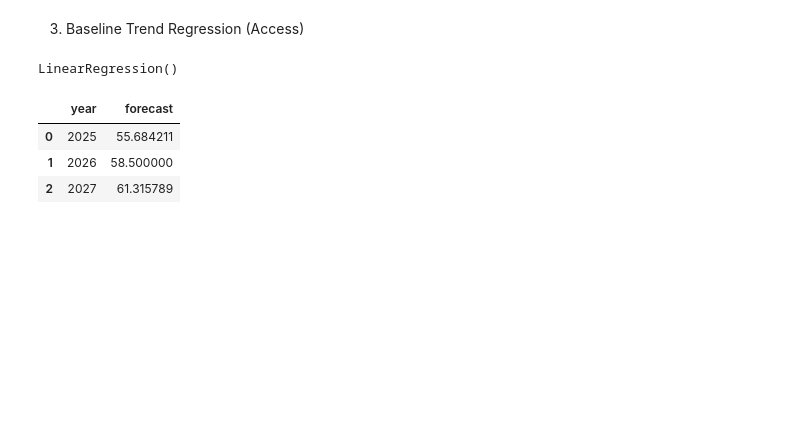
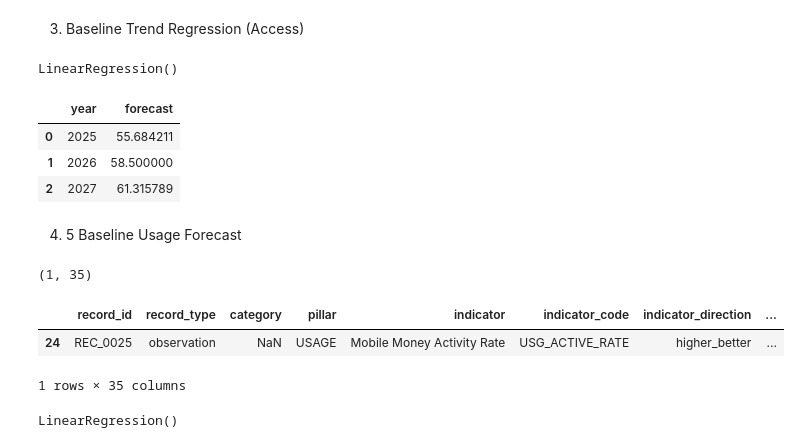
Before and after one commit to Lalisecf/ethiopia-fi-forecast-week11, a Jupyter notebook: notebooks/task4_forecasting.ipynb, the cells around one changed output. Cells and saved outputs as stored; diff of their text form; code cells hidden in the pictures; blank space fills up the shorter version.

```diff
--- a/notebooks/task4_forecasting.ipynb
+++ b/notebooks/task4_forecasting.ipynb
@@ -95,3 +123,24 @@ future
 | 0 | 2025 | 55.684211 |
 | 1 | 2026 | 58.500000 |
 | 2 | 2027 | 61.315789 |
+# %% [markdown]
+4. 5 Baseline Usage Forecast
+# %%
+print(usage.shape)
+usage.head()
+# %% [output]
+(1, 35)
+|  | record_id | record_type | category | pillar | indicator | indicator_code | indicator_direction | ... |
+| 24 | REC_0025 | observation | NaN | USAGE | Mobile Money Activity Rate | USG_ACTIVE_RATE | higher_better | ... |
+1 rows × 35 columns
+# %%
+#Same workflow
+X = usage[["year"]]
+
+y = usage["value_numeric"]
+
+model_usage = LinearRegression()
+
+model_usage.fit(X,y)
+# %% [output]
+LinearRegression()
```
Also changed, not shown: parts of 6 cells of this notebook.
